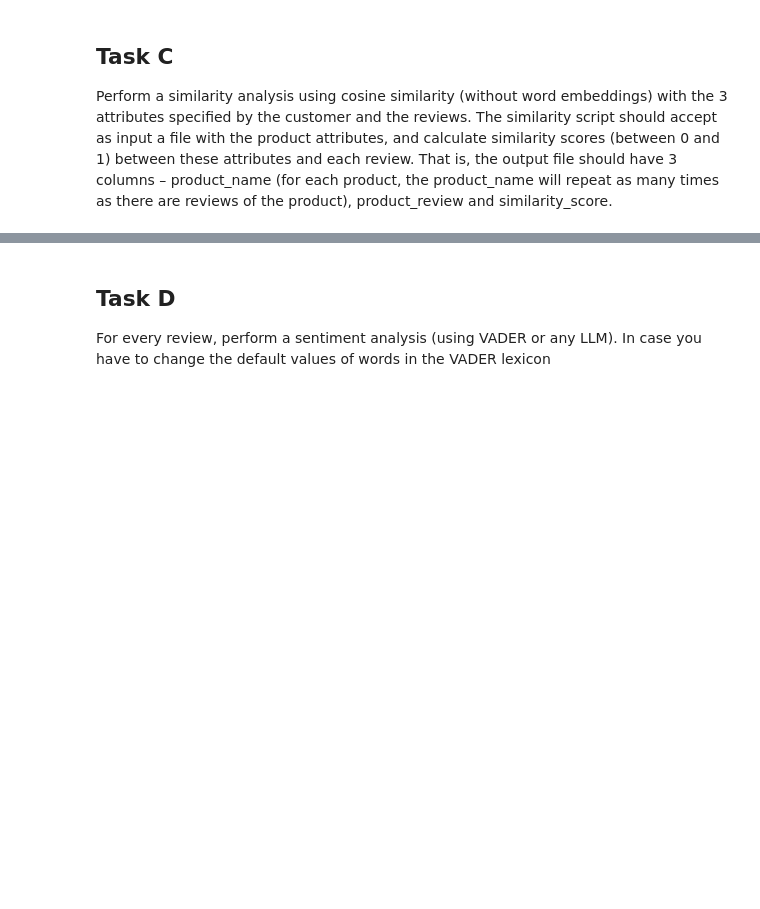
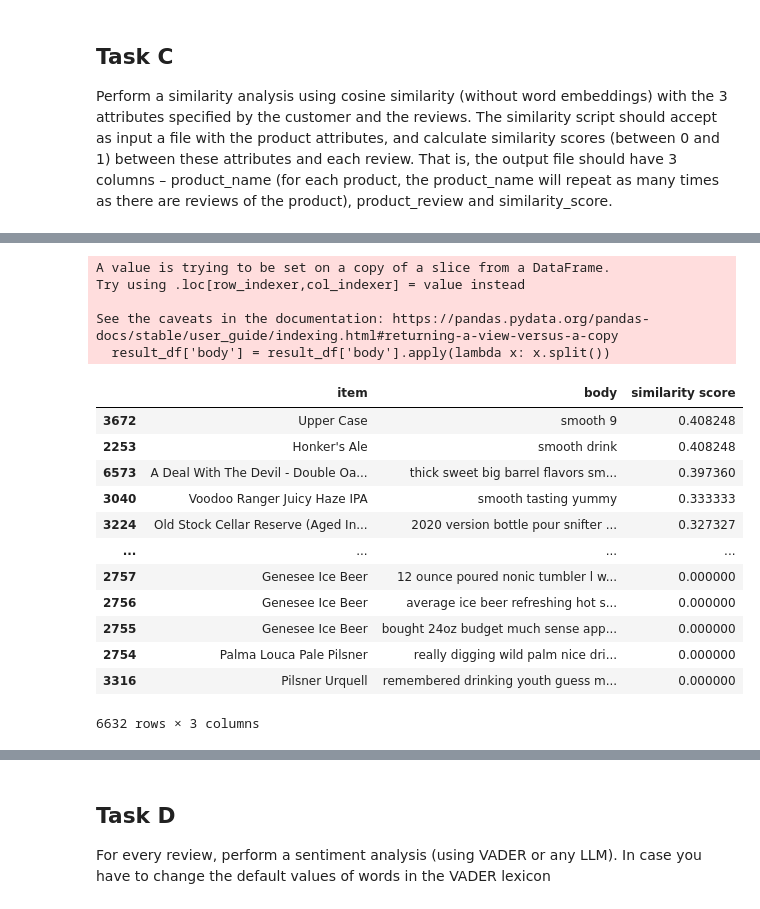
Before and after one commit to saiyam-shah/beer-recommender-system, a Jupyter notebook: Beer_recommender_system.ipynb, the cells around one changed output, grey strips where cells are left out. Drawn from its saved outputs; the diff is of its cells as text; code cells hidden in the pictures; blank space fills up the shorter version.

```diff
--- a/Beer_recommender_system.ipynb
+++ b/Beer_recommender_system.ipynb
@@ -258,3 +225,55 @@ similarity_df
+# %%
+import numpy as np
+
+# Assuming 'result_df' contains columns 'item' and 'body' as you mentioned
+result_df = df[['item', 'body']]
+
+# Split the 'body' column into lists of words
+result_df['body'] = result_df['body'].apply(lambda x: x.split())
+
+# Calculate the cosine similarity for each row
+def calculate_cosine_similarity(words1, words2):
+    # Convert the lists of words to sets to remove duplicates
+    set1 = set(words1)
+    set2 = set(words2)
+
+    # Calculate the intersection (common words)
+    intersection = set1.intersection(set2)
+
+    # Calculate the cosine similarity using the formula
+    if len(set1) == 0 or len(set2) == 0:
+        return 0.0  # Handle the case of empty sets to avoid division by zero
+    else:
+        cosine_similarity = len(intersection) / (np.sqrt(len(set1)) * np.sqrt(len(set2)))
+        return cosine_similarity
+
+# Calculate the similarity score for each row
+result_df['similarity score'] = result_df.apply(lambda row: calculate_cosine_similarity(words_to_compare, row['body']), axis=1)
+result_df['body'] = df['body']
+# Sort the DataFrame by 'similarity score' in descending order
+result_df.sort_values(by='similarity score', ascending=False, inplace=True)
+
+# Display the sorted DataFrame
+result_df
+# %% [output]
+A value is trying to be set on a copy of a slice from a DataFrame.
+Try using .loc[row_indexer,col_indexer] = value instead
+
+See the caveats in the documentation: https://pandas.pydata.org/pandas-docs/stable/user_guide/indexing.html#returning-a-view-versus-a-copy
+  result_df['body'] = result_df['body'].apply(lambda x: x.split())
+|  | item | body | similarity score |
+| 3672 | Upper Case | smooth 9 | 0.408248 |
+| 2253 | Honker's Ale | smooth drink | 0.408248 |
+| 6573 | A Deal With The Devil - Double Oa... | thick sweet big barrel flavors sm... | 0.397360 |
+| 3040 | Voodoo Ranger Juicy Haze IPA | smooth tasting yummy | 0.333333 |
+| 3224 | Old Stock Cellar Reserve (Aged In... | 2020 version bottle pour snifter ... | 0.327327 |
+| ... | ... | ... | ... |
+| 2757 | Genesee Ice Beer | 12 ounce poured nonic tumbler l w... | 0.000000 |
+| 2756 | Genesee Ice Beer | average ice beer refreshing hot s... | 0.000000 |
+| 2755 | Genesee Ice Beer | bought 24oz budget much sense app... | 0.000000 |
+| 2754 | Palma Louca Pale Pilsner | really digging wild palm nice dri... | 0.000000 |
+| 3316 | Pilsner Urquell | remembered drinking youth guess m... | 0.000000 |
+6632 rows × 3 columns
 # %%
 # Plot the distribution of similarity scores
 plt.figure(figsize=(8, 6))
```
Also changed, not shown: parts of 24 cells of this notebook, 1 other file.
